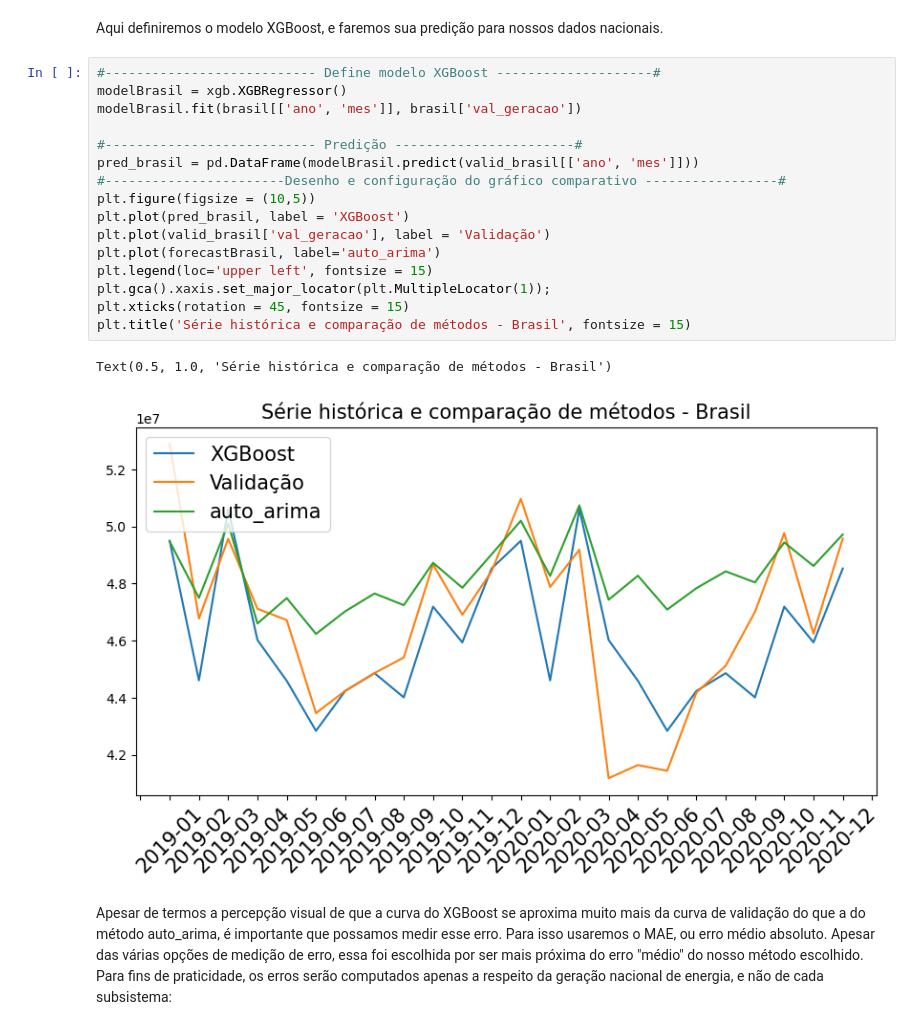
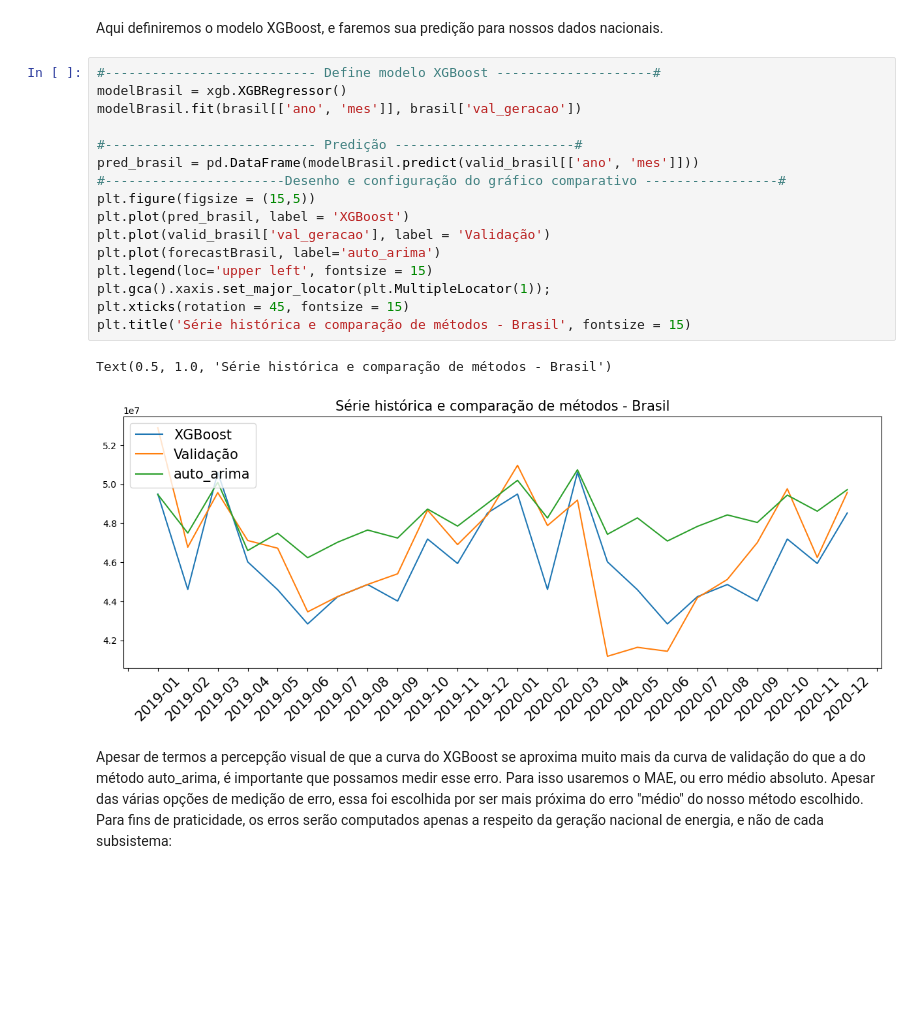
Before and after one commit to ppbgarcia/bootcamp20241, a Jupyter notebook: eda.ipynb, the cells around one changed output. Cells and saved outputs as stored; diff of their text form; blank space fills up the shorter version.

```diff
--- a/eda.ipynb
+++ b/eda.ipynb
@@ -372,22 +382,22 @@ Aqui definiremos o modelo XGBoost, e faremos sua predição para nossos dados na
 # %%
 #--------------------------- Define modelo XGBoost --------------------#
 modelBrasil = xgb.XGBRegressor()
 modelBrasil.fit(brasil[['ano', 'mes']], brasil['val_geracao'])
 
 #--------------------------- Predição -----------------------#
 pred_brasil = pd.DataFrame(modelBrasil.predict(valid_brasil[['ano', 'mes']]))
 #-----------------------Desenho e configuração do gráfico comparativo -----------------#
-plt.figure(figsize = (10,5))
+plt.figure(figsize = (15,5))
 plt.plot(pred_brasil, label = 'XGBoost')
 plt.plot(valid_brasil['val_geracao'], label = 'Validação')
 plt.plot(forecastBrasil, label='auto_arima')
 plt.legend(loc='upper left', fontsize = 15)
 plt.gca().xaxis.set_major_locator(plt.MultipleLocator(1));
 plt.xticks(rotation = 45, fontsize = 15)
 plt.title('Série histórica e comparação de métodos - Brasil', fontsize = 15)
 # %% [output]
 Text(0.5, 1.0, 'Série histórica e comparação de métodos - Brasil')
-[figure, old version]
+[figure, new version]
 # %% [markdown]
 Apesar de termos a percepção visual de que a curva do XGBoost se aproxima muito mais da curva de validação do que a do método auto_arima, é importante que possamos medir esse erro. Para isso usaremos o MAE, ou erro médio absoluto. Apesar das várias opções de medição de erro, essa foi escolhida por ser mais próxima do erro "médio" do nosso método escolhido. Para fins de praticidade, os erros serão computados apenas a respeito da geração nacional de energia, e não de cada subsistema:
 # %%
```
Also changed, not shown: parts of 6 cells of this notebook.
